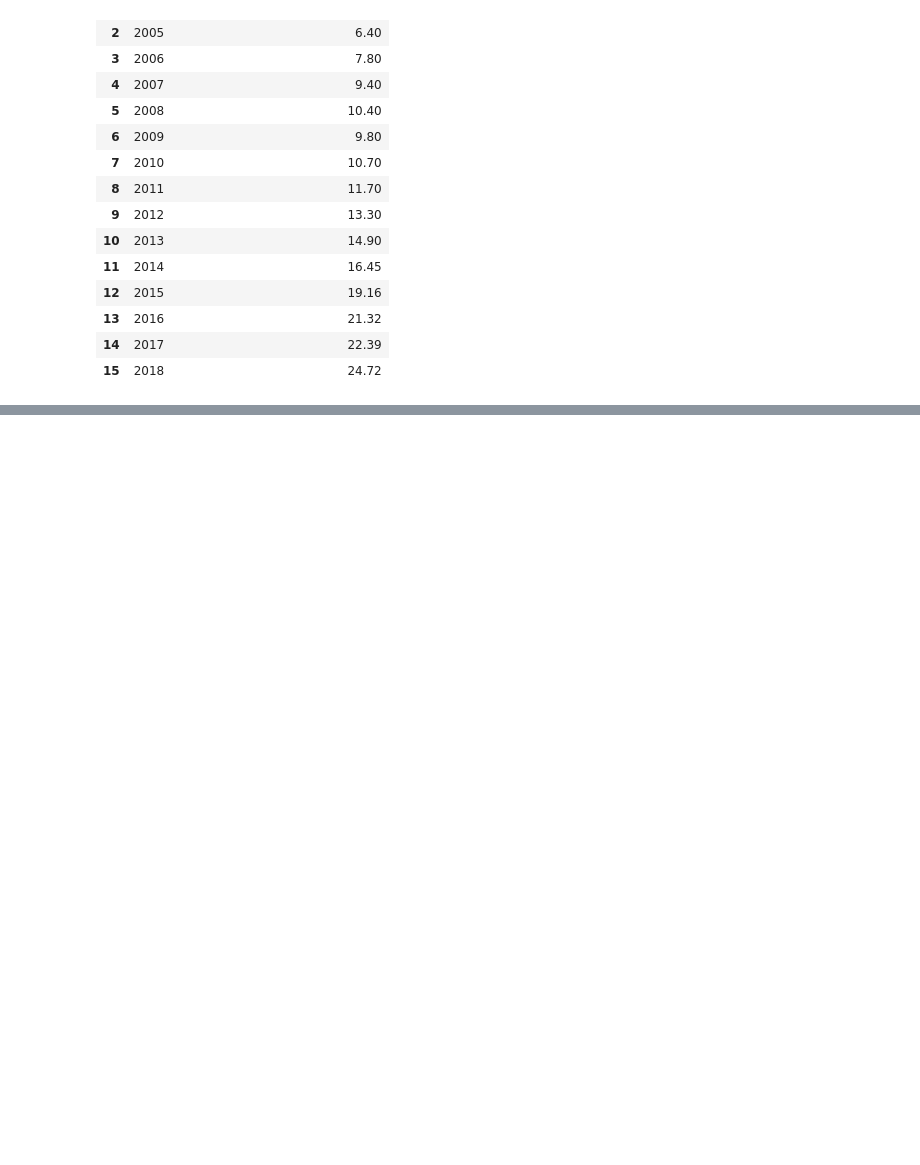
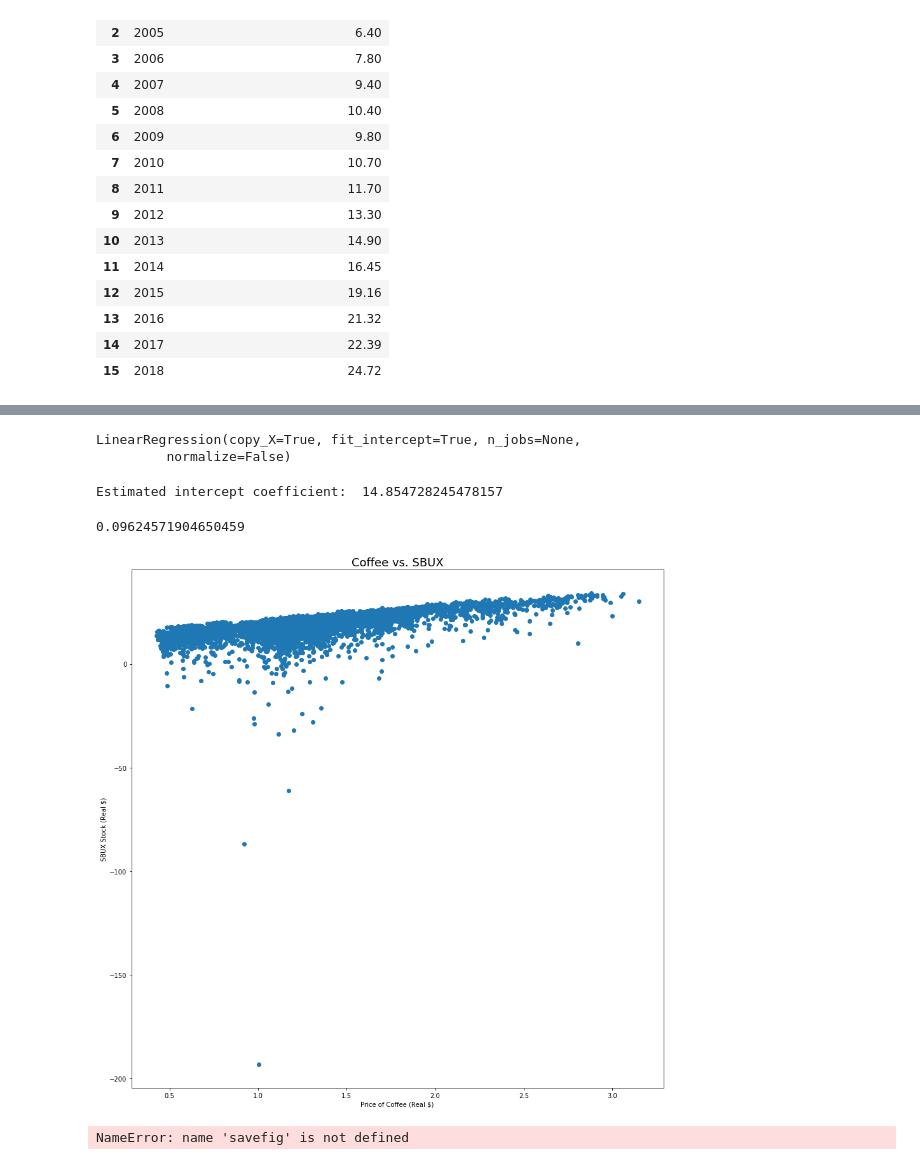
Before and after one commit to Cameron-Cn/starbucks_2019, a Jupyter notebook: starbucks_predictions.ipynb, the cells around one changed output, grey strips where cells are left out. Drawn from its saved outputs; the diff is of its cells as text; code cells hidden in the pictures; blank space fills up the shorter version.

```diff
--- a/starbucks_predictions.ipynb
+++ b/starbucks_predictions.ipynb
@@ -64,0 +195,3 @@ sales
+# %%
+lm = LinearRegression()
+lm
@@ -64,0 +201,2 @@ sales
+# %%
+cofStok = cofeAll.drop(['open','high','low'], axis=1)
@@ -64,0 +214,27 @@ sales
+# %%
+# setting up our X variable (here the stock price)
+X = cofStok.drop(['close','date'], axis=1)
+# %%
+lm.fit(X, cofStok['close'])
+# %% [output]
+LinearRegression(copy_X=True, fit_intercept=True, n_jobs=None,
+         normalize=False)
+# %%
+print('Estimated intercept coefficient: ',lm.intercept_)
+# %% [output]
+Estimated intercept coefficient:  14.854728245478157
+# %%
+lm.score(X, cofStok['close'])
+# %% [output]
+0.09624571904650459
+# %%
+plt.figure(figsize=(15,15))
+plt.scatter(cofStok['coffeePrice'],lm.predict(X))
+plt.xlabel("Price of Coffee (Real $)")
+plt.ylabel("SBUX Stock (Real $)")
+plt.title("Coffee vs. SBUX", fontsize=18)
+plt.show()
+savefig("coffee_sbux_chart1.png")
+# %% [output]
+[figure, added]
+NameError: name 'savefig' is not defined
```
Also changed, not shown: parts of 18 cells of this notebook, 2 other files.
